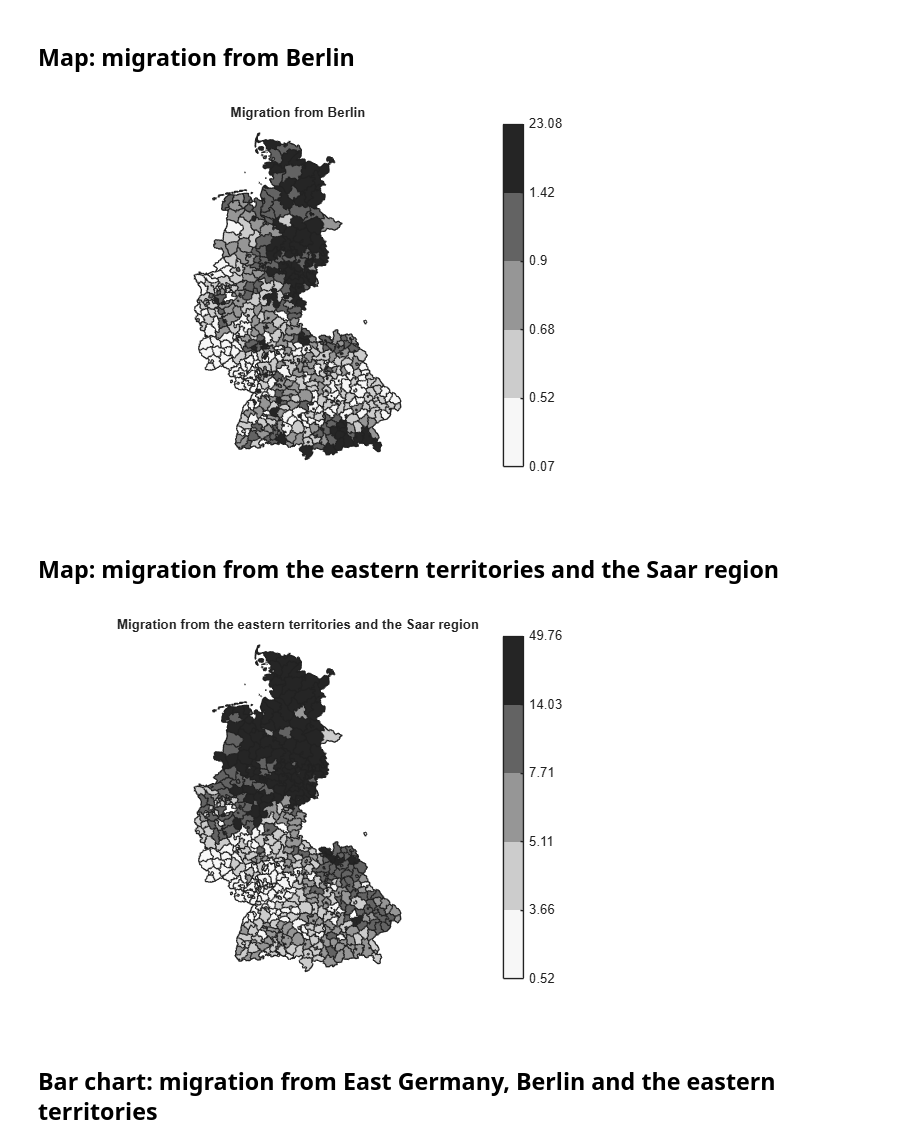
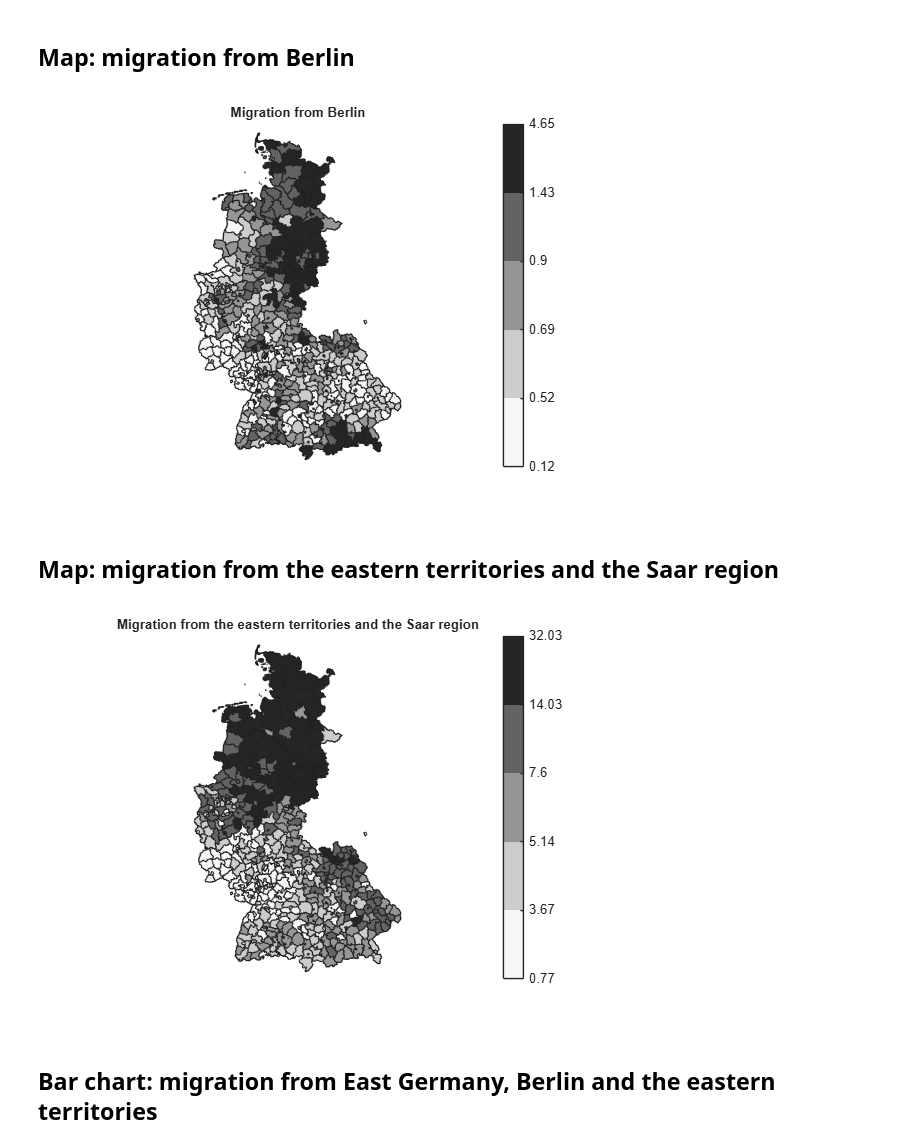
Before and after one commit to piatek5/expulsion-of-germans-from-poland-after-ww2, a Jupyter notebook: main.ipynb, the cells around one changed output. Drawn from its saved outputs; the diff is of its cells as text; code cells hidden in the pictures.

Commit message:
fix: resolve table 6 and 16 id discrepancies

```diff
--- a/main.ipynb
+++ b/main.ipynb
@@ -41,14 +38,16 @@ Executing ...
 ## Read bridge data
 # %%
 % bridge.csv maps census county IDs to IPUMS county IDs (KREIS_KENN).
+% census_id follows table 7, census_id_tab6_16 the numbering of tables 6 and 16
+% (bridge.csv is built from bridge_old.csv by make_bridge.m).
 % IDs are read as strings to keep leading zeros and spaces intact.
 file = 'bridge.csv';
 
 opts = detectImportOptions(file, 'TextType', 'string');
 
-opts = setvartype(opts, {'census_id', 'ipums_id'}, 'string');
+opts = setvartype(opts, {'census_id', 'census_id_tab6_16', 'ipums_id'}, 'string');
 
-opts.SelectedVariableNames = {'census_id', 'ipums_id'};
+opts.SelectedVariableNames = {'census_id', 'census_id_tab6_16', 'ipums_id'};
 
 bridge = readtable(file, opts);
 
@@ -194,11 +197,12 @@ state_expellees = get_state_rows(expellee_population, land_names);
 state_1939 = get_state_rows(population_1939, land_names);
 
 % Add the 1950 total population to the 1939 residency table,
-% it is the denominator for all residency maps
+% it is the denominator for all residency maps. The tables number some
+% counties differently, so table 6 is matched via census_id_tab6_16.
 county_population = expellee_population(:, {'county_id', 'total_population'});
 
 population_1939_ipums = innerjoin(population_1939_ipums, county_population, ...
-    'Keys', 'county_id');
+    'LeftKeys', 'census_id_tab6_16', 'RightKeys', 'county_id');
 # %% [markdown]
 ## Bar chart: expellees vs. native population per state
 # %%
@@ -310,29 +314,26 @@ if SAVE
     exportgraphics(fig, fullfile(chart_folder, '04_map_migration_berlin.png'), Resolution=300);
 end
 # %% [output]
-[figure, old version]
+[figure, new version]
 # %% [markdown]
 ## Map: migration from the eastern territories and the Saar region
 # %%
 col = 'east_admin_and_saar';
 
 % Share of the 1950 population in %
 base = population_1939_ipums(:, {'Shape', col});
 base{:, col} = base{:, col} ./ population_1939_ipums.total_population .* 100;
 
-sorted_1939 = sort(base{:, col}, 'descend');
-upper_lim = sorted_1939(2);
-
 fig = plot_quintile_map(base, col, ...
     'Migration from the eastern territories and the Saar region', ...
-    my_step_colormap, myfontsize, UpperLabel=upper_lim);
+    my_step_colormap, myfontsize);
 
 % Save the chart
 if SAVE
     exportgraphics(fig, fullfile(chart_folder, '05_map_migration_eastern_territories.png'), Resolution=300);
 end
 # %% [output]
-[figure, old version]
+[figure, new version]
 # %% [markdown]
 ## Bar chart: migration from East Germany, Berlin and the eastern territories
 # %%
```
Also changed, not shown: parts of 10 cells of this notebook, 1 other file.
